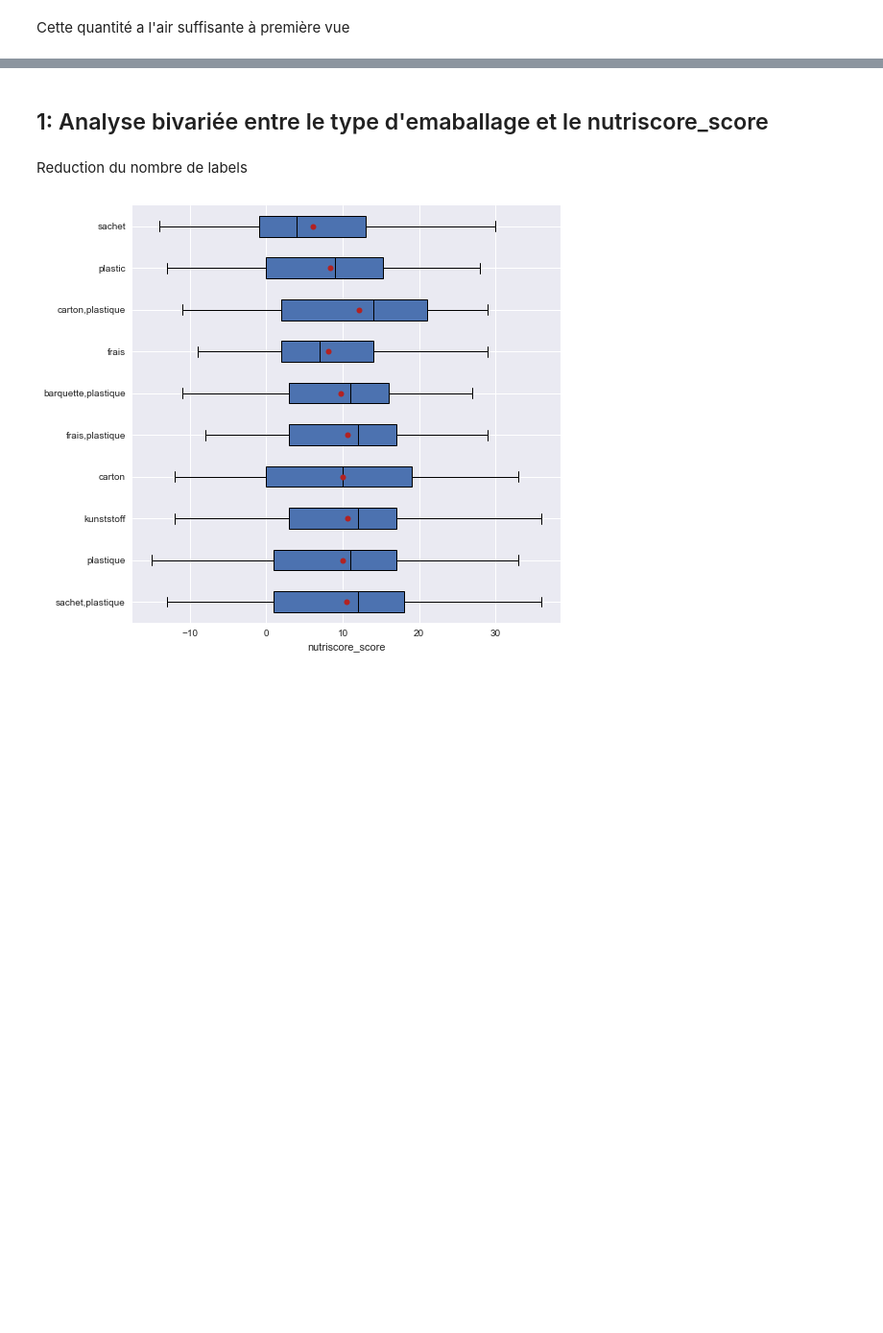
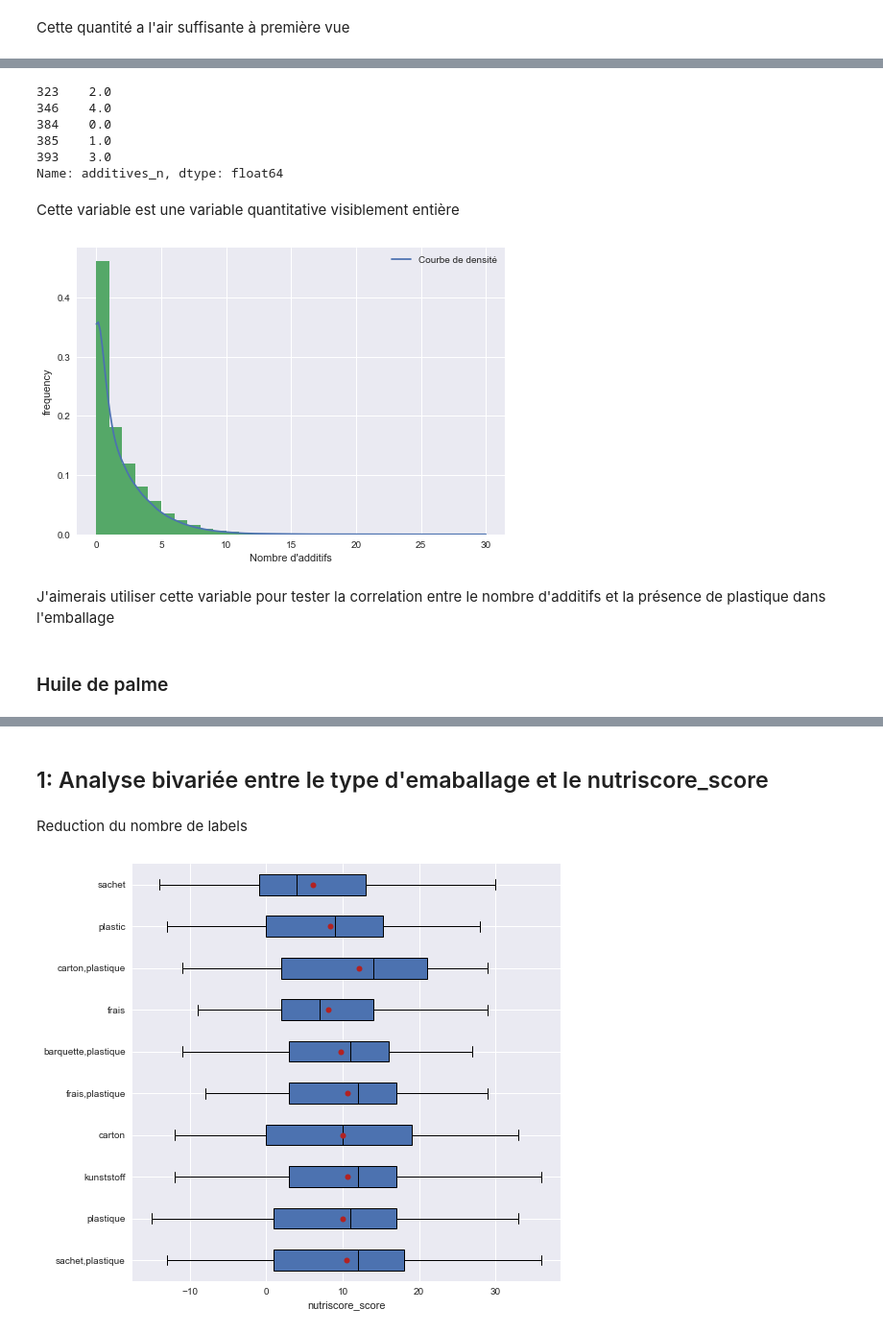
Before and after one commit to khub41/OC_P03, a Jupyter notebook: data_analysis.ipynb, the cells around one changed output, grey strips where cells are left out. Shown at 96% size. Saved outputs shown, nothing was run; the diff lists cells and outputs as text; code cells hidden in the pictures; blank space fills up the shorter version.

```diff
--- a/data_analysis.ipynb
+++ b/data_analysis.ipynb
@@ -8,0 +69,10 @@ import matplotlib.pyplot as plt
+# %%
+def test_vege(labels):
+    """From a list of labels this function returns a booleean if 'organic' or 'bio' is in one of the labels"""
+    exit = False
+    for label in labels:
+        label = label.lower()
+        if 'vegetarian' in label or 'vegan' in label:
+            exit = True
+            break
+    return exit
@@ -37,7 +113,9 @@ profile.to_file('profile_report.html')
 # %% [markdown]
 Afin de vérifier la faisibilité de cette étude, nous allons déterminer les features necessaires, filtrer les NAN et regarder la taille du dataset filtré
 # %%
-col_necessaires = ['labels_en', 'categories_en', 'packaging_tags', 'additives_n', 'ingredients_from_palm_oil_n', 'nutriscore_score', 'nutriscore_grade']
+col_necessaires = ['labels_en', 'saturated-fat_100g', 'categories_en',
+                   'packaging_tags', 'additives_n', 'ingredients_from_palm_oil_n',
+                   'nutriscore_score', 'nutriscore_grade']
 # %%
 data_filtre = data.dropna(subset=col_necessaires)
 # %%
@@ -48,0 +180,2 @@ Cette quantité a l'air suffisante à première vue
+# %%
+data_filtre['is_organic'] = data_filtre.labels_en.map(split_custom).map(test_bio)
@@ -48,0 +186,2 @@ Cette quantité a l'air suffisante à première vue
+# %%
+data_filtre['is_vege_or_vegan'] = data_filtre.labels_en.map(split_custom).map(test_vege)
@@ -48,0 +356,20 @@ Cette quantité a l'air suffisante à première vue
+# %%
+data_filtre.additives_n.head(5)
+# %% [output]
+323    2.0
+346    4.0
+384    0.0
+385    1.0
+393    3.0
+Name: additives_n, dtype: float64
+# %% [markdown]
+Cette variable est une variable quantitative visiblement entière
+# %%
+plot_histo(data_filtre.additives_n, bins=30, xlabel="Nombre d'additifs")
+# %% [output]
+[figure, added]
+# %% [markdown]
+J'aimerais utiliser cette variable pour tester la correlation entre le nombre d'additifs et la présence de plastique dans l'emballage
+# %% [markdown]
+<a id='univ_5'></a>
+### Huile de palme
```
Also changed, not shown: parts of 83 cells of this notebook, 1 other file.
